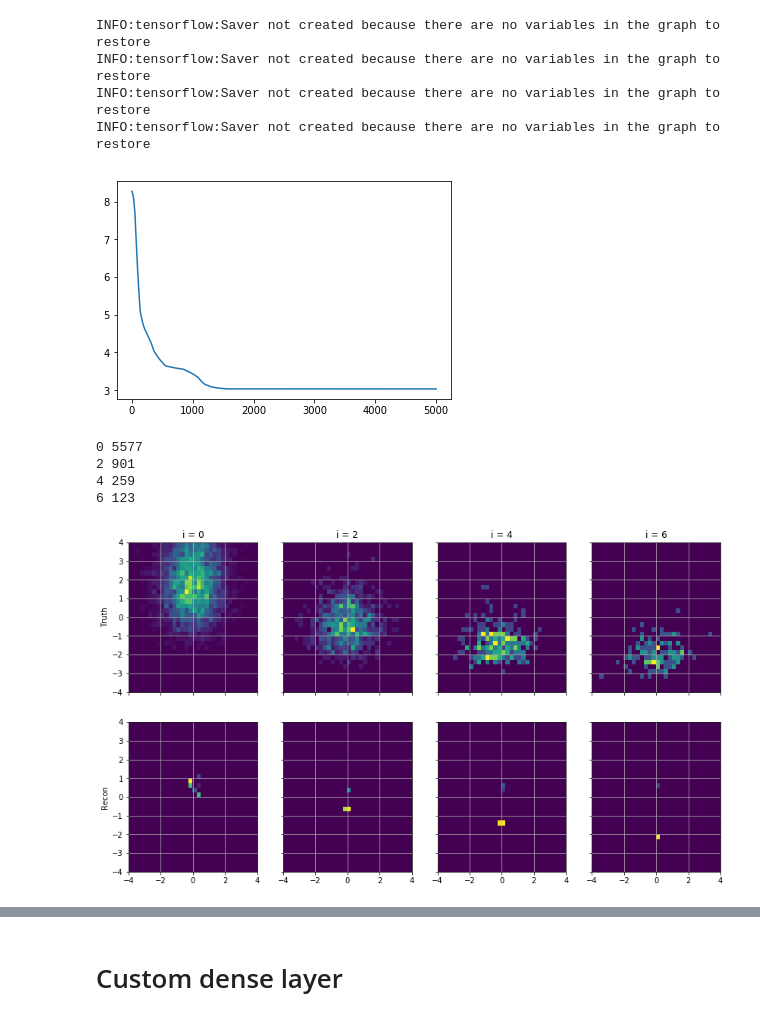
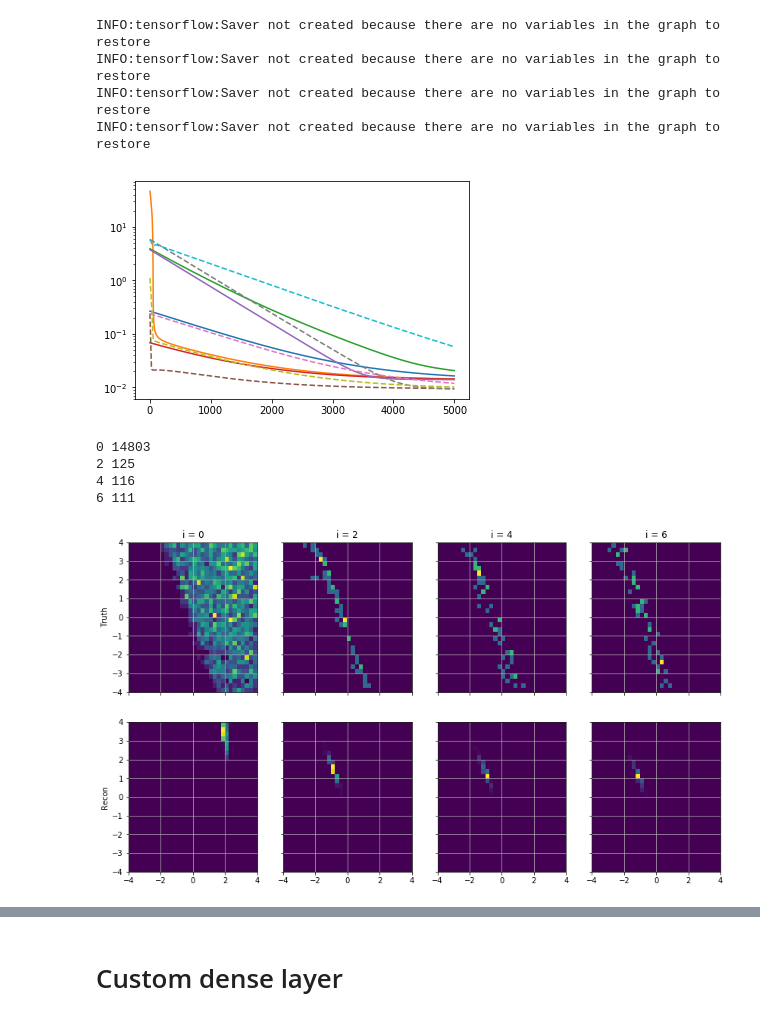
Before and after one commit to EiffL/invertible_mappings, a Jupyter notebook: Inverse_stability.ipynb, the cells around one changed output, grey strips where cells are left out. Saved outputs shown, nothing was run; the diff lists cells and outputs as text; code cells hidden in the pictures.

```diff
--- a/Inverse_stability.ipynb
+++ b/Inverse_stability.ipynb
@@ -94,8 +107,9 @@ hist2d(sx[:,1], clip(sy.flatten(),0,10));
 # %%
 # Have a look at the posterior on x for a given outcome y
 figure(figsize=(5,5))
+rrange =[[-4,4],[-4,4]]
 for i in range(4):
     subplot(2,2,i+1)
     m = (sy == i)
-    hist2d(sx[:,0][m], sx[:,1][m],32,range=[[-4,4],[-4,4]],normed=True);gca().set_aspect('equal');
+    hist2d(sx[:,0][m], sx[:,1][m],32,range=rrange,normed=True);gca().set_aspect('equal');
 # %% [output]
@@ -191,75 +213,92 @@ Ok, so there is a little bit of code restructuring to do, but the idea here is t
 # Reconstruct here
 # %%
 
-def dorecon(yy, modname, useprior=True):
+def dorecon(yy, modname, useprior=True, niter=5000, lr=0.001):
     tf.reset_default_graph()
     module = hub.Module(modname, trainable=False)
 
     xrecon = tf.get_variable('xrecon', shape=(yy.shape[0], 2),
-                             initializer=tf.random_normal_initializer(mean=(0, 0)), trainable=True)
+                             initializer=tf.random_normal_initializer(mean=(0, 0), stddev=(5, 5)),
+                             trainable=True)
 
     loglik = -module({'features':xrecon, 'labels':yy}, as_dict=True)['loglikelihood']
+#     prior = tf.square(tf.add(xrecon, -means))
     prior = tf.square(xrecon)
     prior = tf.multiply(prior, stddevs**-2)
     prior = tf.reduce_sum(prior, axis=-1, keepdims=True)
     if useprior: loss = tf.add(loglik, prior)
     else: loss = loglik
 #
-    optimizer = tf.train.GradientDescentOptimizer(learning_rate=0.001)
+    optimizer = tf.train.GradientDescentOptimizer(learning_rate=lr)
     opt_op = optimizer.minimize(loss, var_list=[xrecon])
 
-    niter = 5000
 
     with tf.Session() as sess:
         sess.run(tf.global_variables_initializer())
         xinit = sess.run(xrecon)
         losses = []
+        priors = []
         for it in range(niter+1):
-            _, l = sess.run([opt_op, loss])
+            _, l, p = sess.run([opt_op, loss, prior])
             losses.append(l)
+            priors.append(p)
         xfin = sess.run(xrecon)
 
-    return xfin, losses
+    return xfin, losses, priors
 # %%
 tf.reset_default_graph()
 modname = './modules/densemodule/'
 xfins = []
+losses = []
+priors = []
+
 for i in range(4):
     ii = 2*i
     yy = ii* ones((512)).astype('float32')
-    recons = dorecon(yy, modname, useprior=True)
+    recons = dorecon(yy, modname, useprior=True, niter=5000, lr=0.01)
     xfin = np.squeeze(recons[0])
     xfins.append(xfin)
+    losses.append(np.squeeze(recons[1]))
+    priors.append(np.squeeze(recons[2]))
 # %% [output]
 INFO:tensorflow:Saver not created because there are no variables in the graph to restore
 INFO:tensorflow:Saver not created because there are no variables in the graph to restore
 INFO:tensorflow:Saver not created because there are no variables in the graph to restore
 INFO:tensorflow:Saver not created because there are no variables in the graph to restore
+# %%
+i = 0
+for ii in np.random.randint(0, 512, 5):
+    plt.plot(np.squeeze(np.array(losses[i])[:, ii]))
+plt.yscale('log')
+# plt.show()
+for ii in np.random.randint(0, 512, 5):
+    plt.plot(np.squeeze(np.array(priors[i])[:, ii]), '--')
+plt.yscale('log')
+plt.show()
+# %% [output]
+[figure, added]
 # %%
-plt.plot(np.squeeze(np.array(recons[1])[:, 0]))
-plt.show()
-
 fig, ax = plt.subplots(2,4, figsize=(14, 8), sharex=True, sharey=True)
 for i in range(4):
     ii = 2*i
     m = (sy == ii)
     print(ii, m.sum())
-    ax[0, i].hist2d(sx[:,0][m], sx[:,1][m],32,range=[[-4,4],[-4,4]],normed=True)#;gca().set_aspect('equal')
-    ax[1, i].hist2d(xfins[i].T[0].flatten(), xfins[i].T[1].flatten(),32,
-           range=[[-4,4],[-4,4]],normed=True)#;gca().set_aspect('equal')
+    ax[0, i].hist2d(sx[:,0][m], sx[:,1][m],
+                    32,range=[[-4,4],[-4,4]],normed=True)
+    ax[1, i].hist2d(xfins[i].T[0].flatten(), xfins[i].T[1].flatten(),
+                    32, range=[[-4,4],[-4,4]],normed=True)
     ax[0, i].set_title('i = %d'%ii)
     ax[0, 0].set_ylabel('Truth')
     ax[1, 0].set_ylabel('Recon')
 
 for axis in ax.flatten(): axis.grid(which='both')
     # plt.colorbar()
 # %% [output]
+0 14803
+2 125
+4 116
+6 111
-[figure, old version]
+[figure, new version]
-0 5577
-2 901
-4 259
-6 123
-[figure, removed]
 # %%
 tf.reset_default_graph()
 
```
Also changed, not shown: parts of 28 cells of this notebook, 1 other file.
